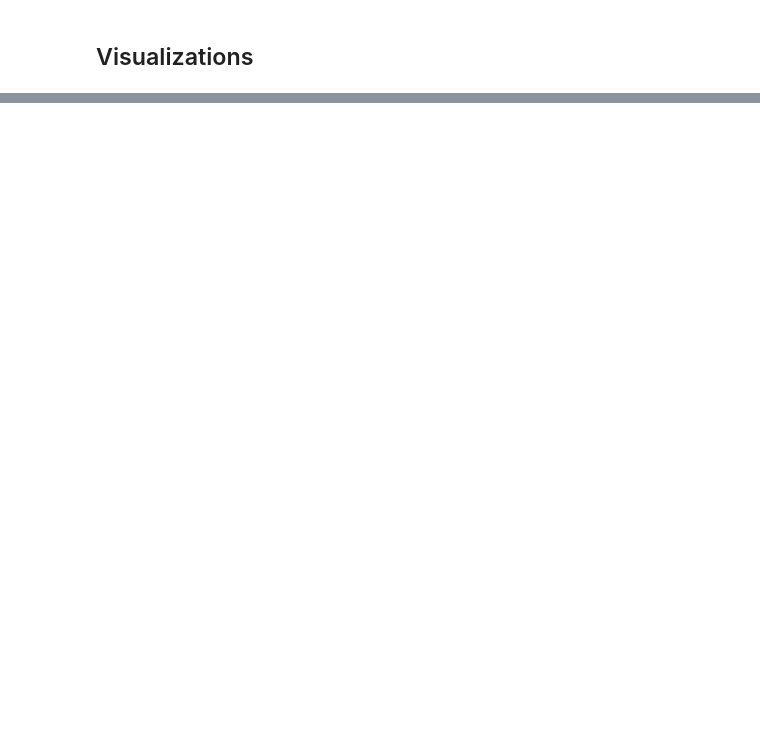
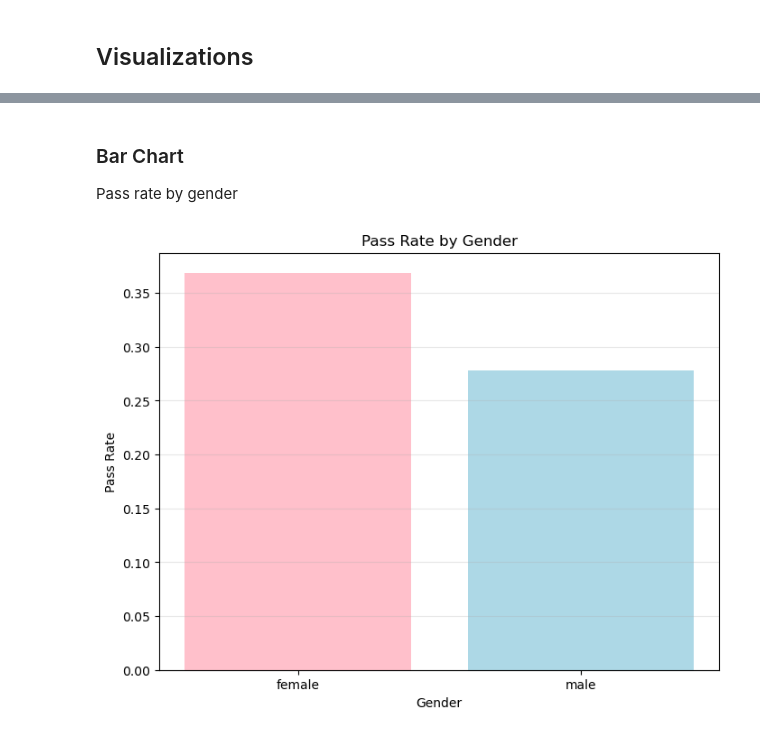
Before and after one commit to raquem-annierose/PolyTech-Sample-Notebook, a Jupyter notebook: student_exam_performance.ipynb, the cells around one changed output, grey strips where cells are left out. Cells and saved outputs as stored; diff of their text form; code cells hidden in the pictures; blank space fills up the shorter version.

```diff
--- a/student_exam_performance.ipynb
+++ b/student_exam_performance.ipynb
@@ -90,0 +347,14 @@ plt.show()
+# %% [markdown]
+### Bar Chart
+Pass rate by gender
+# %%
+plt.figure(figsize=(8, 6))
+pass_rate_gender = df.groupby('gender')['passed'].mean()
+plt.bar(pass_rate_gender.index, pass_rate_gender.values, color=['pink', 'lightblue'])
+plt.title("Pass Rate by Gender")
+plt.xlabel("Gender")
+plt.ylabel("Pass Rate")
+plt.grid(True, alpha=0.3, axis='y')
+plt.show()
+# %% [output]
+[figure, added]
```
Also changed, not shown: parts of 44 cells of this notebook, 2 other files.
